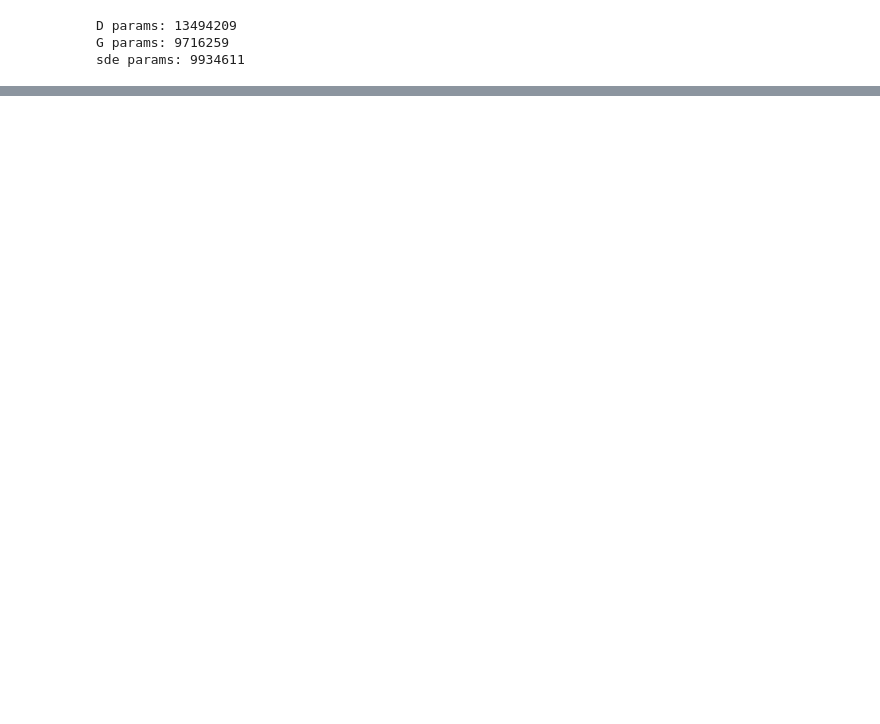
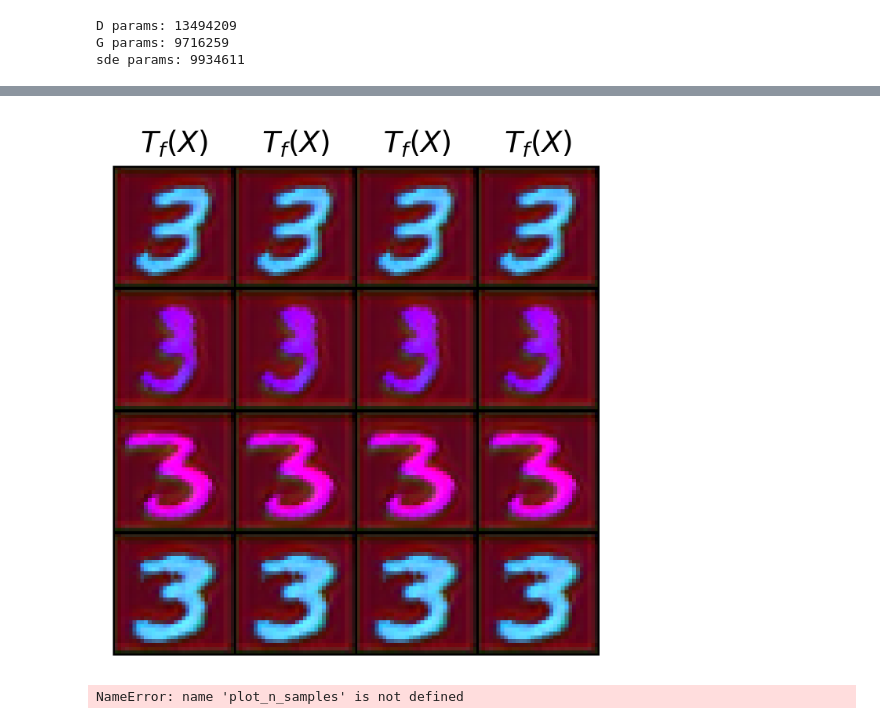
Before and after one commit to iasudakov/ENOT_TOY, a Jupyter notebook: MNIST.ipynb, the cells around one changed output, grey strips where cells are left out. Cells and saved outputs as stored; diff of their text form; code cells hidden in the pictures; blank space fills up the shorter version.

```diff
--- a/MNIST.ipynb
+++ b/MNIST.ipynb
@@ -54,9 +71,0 @@ Clipping input data to the valid range for imshow with RGB data ([0..1] for floa
-# %%
-IMG_SIZE = 32
-IMG_CHANNELS = 3
-ZC = 1
-
-TIME_DIM = 128
-UNET_BASE_FACTOR = 48
-EPSILON = 0.0
-N_STEPS = 100
@@ -105,16 +75,14 @@ from MNIST_models.resnet import ResNet_D
 from MNIST_models.unet import UNet
 from MNIST_models.enot import SDE
 # %%
-D = ResNet_D(IMG_SIZE, nc=IMG_CHANNELS).cuda()
-G = UNet(IMG_CHANNELS+ZC, IMG_CHANNELS, base_factor=UNET_BASE_FACTOR).cuda()
+D = ResNet_D(IMG_SIZE, nc=IMG_CHANNELS).to(device)
+G = UNet(IMG_CHANNELS+ZC, IMG_CHANNELS, base_factor=UNET_BASE_FACTOR).to(device)
+f = CUNet(IMG_CHANNELS, IMG_CHANNELS, TIME_DIM, base_factor=UNET_BASE_FACTOR).to(device)
+sde = SDE(shift_model=f, n_steps=N_STEPS, time_dim=TIME_DIM).to(device)
 
-
-f = CUNet(IMG_CHANNELS, IMG_CHANNELS, TIME_DIM, base_factor=UNET_BASE_FACTOR).cuda()
-sde = SDE(shift_model=f, epsilon=EPSILON, n_steps=N_STEPS,
-        time_dim=TIME_DIM, n_last_steps_without_noise=5,
-        use_positional_encoding=True,
-        use_gradient_checkpoint=False,
-        predict_shift=True, image_input=True).cuda()
+sde_opt = Adam(sde.parameters(), lr=lr)
+G_opt = Adam(G.parameters(), lr=lr)
+D_opt = Adam(D.parameters(), lr=lr)
 
 print('D params:', np.sum([np.prod(p.shape) for p in D.parameters()]))
 print('G params:', np.sum([np.prod(p.shape) for p in G.parameters()]))
@@ -125,0 +176,4 @@ sde params: 9934611
+# %%
+plot_images(sde, X_sampler, 4, 4, 0)
+# %% [output]
+[figure, added]
@@ -125,0 +243,4 @@ sde params: 9934611
+# %%
+stats = trainENOT(X_sampler, Y_sampler, G, G_opt, D, D_opt, sde, sde_opt)
+# %% [output]
+NameError: name 'plot_n_samples' is not defined
```
Also changed, not shown: parts of 20 cells of this notebook.
